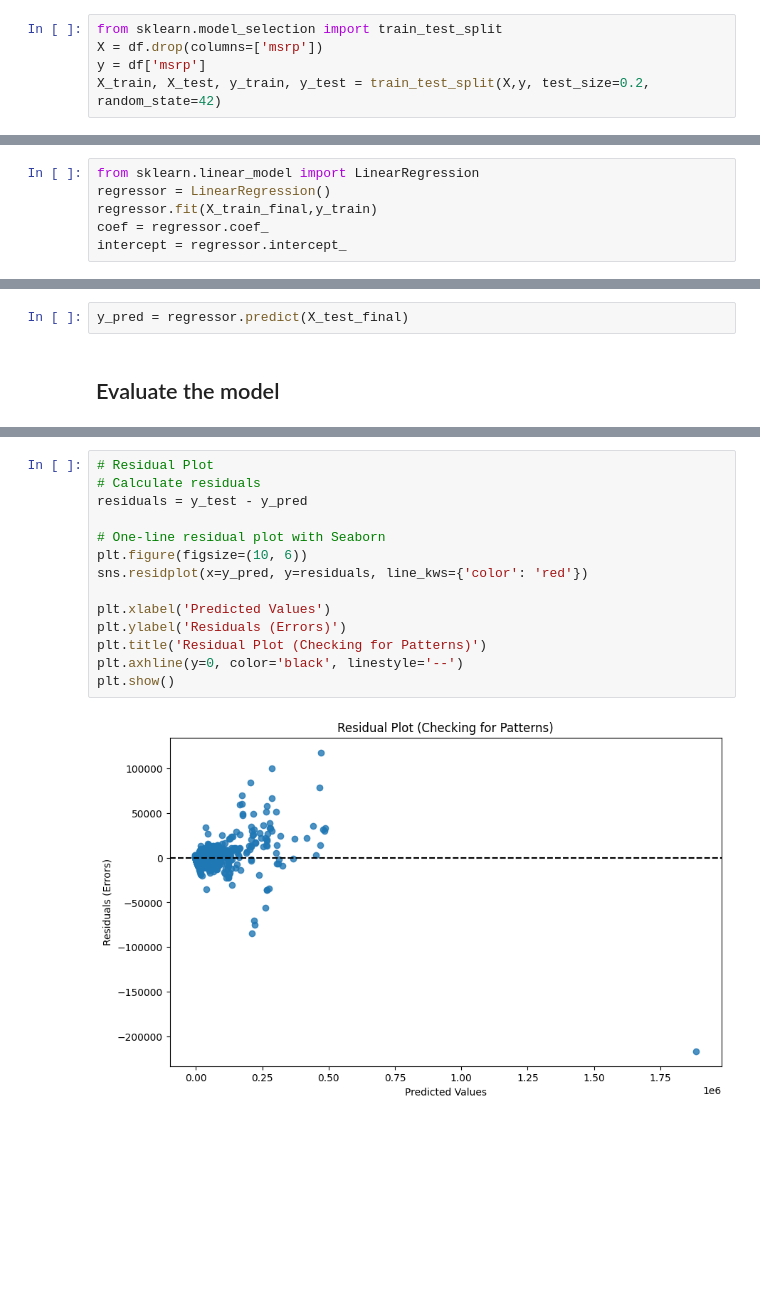
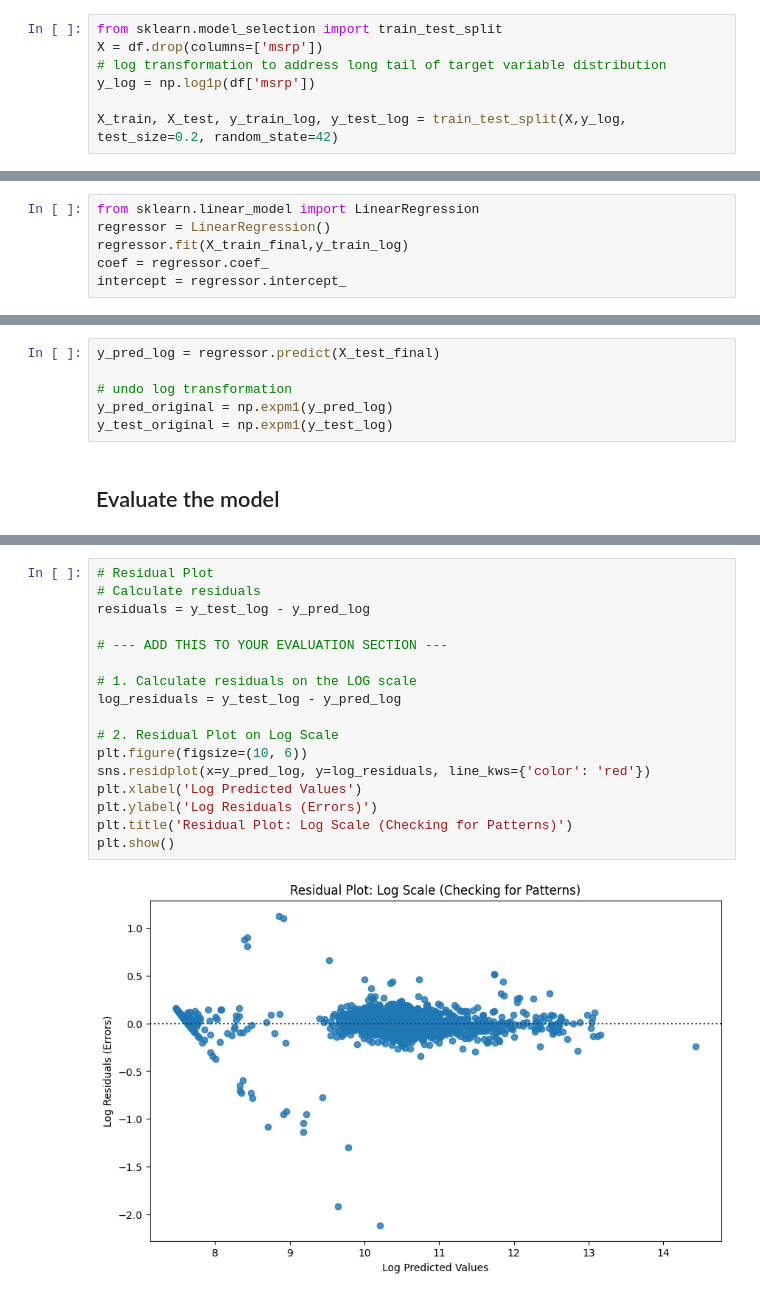
Before and after one commit to shyamgupta/ibm_ai_engineer, a Jupyter notebook: regression/CarDataSet.ipynb, the cells around one changed output, grey strips where cells are left out. Saved outputs shown, nothing was run; the diff lists cells and outputs as text; blank space fills up the shorter version.

```diff
--- a/regression/CarDataSet.ipynb
+++ b/regression/CarDataSet.ipynb
@@ -101,7 +101,9 @@ dtype: int64
 # %%
 from sklearn.model_selection import train_test_split
 X = df.drop(columns=['msrp'])
-y = df['msrp']
-X_train, X_test, y_train, y_test = train_test_split(X,y, test_size=0.2, random_state=42)
+# log transformation to address long tail of target variable distribution
+y_log = np.log1p(df['msrp'])
+
+X_train, X_test, y_train_log, y_test_log = train_test_split(X,y_log, test_size=0.2, random_state=42)
 # %%
 # view shape of train and test datasets
@@ -133,13 +135,17 @@ X_test_final = pd.concat([X_test[numeric_cols], X_test_encoded_df], axis=1)
 # %%
 from sklearn.linear_model import LinearRegression
 regressor = LinearRegression()
-regressor.fit(X_train_final,y_train)
+regressor.fit(X_train_final,y_train_log)
 coef = regressor.coef_
 intercept = regressor.intercept_
 # %% [markdown]
 ## Make Predictions
 # %%
-y_pred = regressor.predict(X_test_final)
+y_pred_log = regressor.predict(X_test_final)
+
+# undo log transformation
+y_pred_original = np.expm1(y_pred_log)
+y_test_original = np.expm1(y_test_log)
 # %% [markdown]
 ## Evaluate the model
 # %%
@@ -166,16 +172,19 @@ plt.show()
 # %%
 # Residual Plot
 # Calculate residuals
-residuals = y_test - y_pred
+residuals = y_test_log - y_pred_log
 
-# One-line residual plot with Seaborn
+# --- ADD THIS TO YOUR EVALUATION SECTION ---
+
+# 1. Calculate residuals on the LOG scale
+log_residuals = y_test_log - y_pred_log
+
+# 2. Residual Plot on Log Scale
 plt.figure(figsize=(10, 6))
-sns.residplot(x=y_pred, y=residuals, line_kws={'color': 'red'})
-
-plt.xlabel('Predicted Values')
-plt.ylabel('Residuals (Errors)')
-plt.title('Residual Plot (Checking for Patterns)')
-plt.axhline(y=0, color='black', linestyle='--')
+sns.residplot(x=y_pred_log, y=log_residuals, line_kws={'color': 'red'})
+plt.xlabel('Log Predicted Values')
+plt.ylabel('Log Residuals (Errors)')
+plt.title('Residual Plot: Log Scale (Checking for Patterns)')
 plt.show()
 # %% [output]
-[figure, old version]
+[figure, new version]
```
Also changed, not shown: parts of 8 cells of this notebook.
